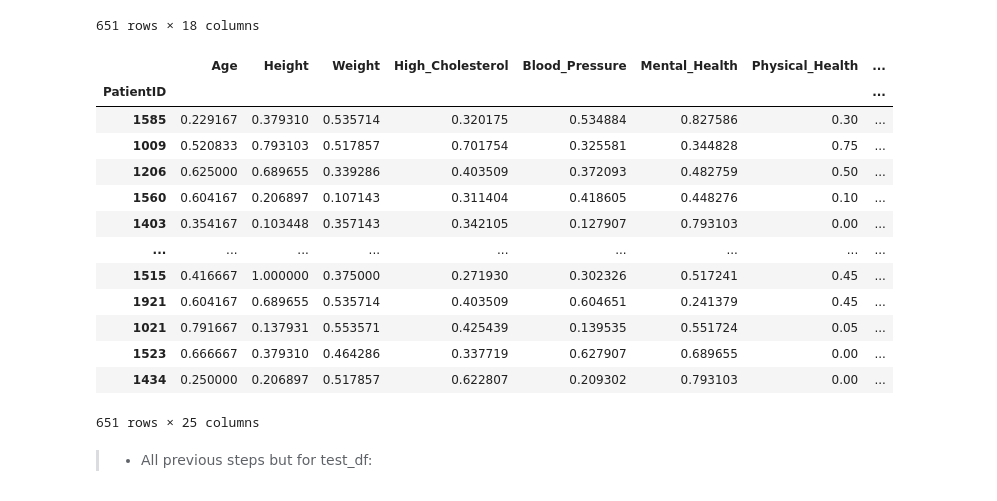
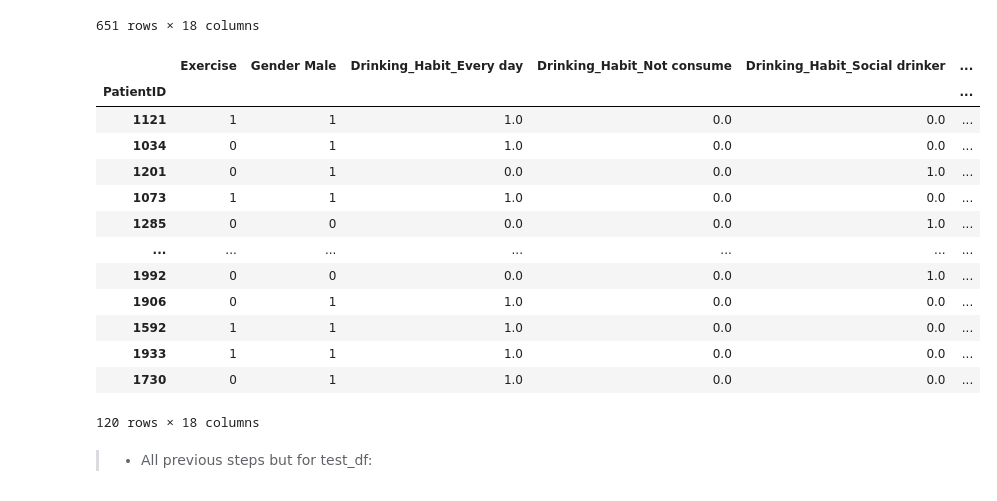
Before and after one commit to henrymmarques/MLProject, a Jupyter notebook: FINAL - Group03.ipynb, the cells around one changed output. Drawn from its saved outputs; the diff is of its cells as text; code cells hidden in the pictures.

```diff
--- a/FINAL - Group03.ipynb
+++ b/FINAL - Group03.ipynb
@@ -652,6 +656,7 @@ array(['I usually consume alcohol every day',
 #Rename to shorter values
 dict_drinking_habit = {"I consider myself a social drinker" : 'Social drinker',  'I usually consume alcohol every day' : 'Every day', "I do not consume any type of alcohol": 'Not consume'}
 train_data_cat.replace({"Drinking_Habit": dict_drinking_habit}, inplace=True)
+test_data_cat.replace({"Drinking_Habit": dict_drinking_habit}, inplace=True)
 # %% [markdown]
 > * Fruit Habit
 # %%
@@ -670,6 +675,7 @@ dict_fruit_habit = {"Less than 1. I do not consume fruits every day." : 'Not Con
    '5 to 6 pieces of fruit in average' : '5-6',
    'More than six pieces of fruit' : 'More than 6'}
 train_data_cat.replace({"Fruit_Habit": dict_fruit_habit}, inplace=True)
+test_data_cat.replace({"Fruit_Habit": dict_fruit_habit}, inplace=True)
 # %% [markdown]
 > * Checkup
 # %%
@@ -682,6 +688,7 @@ array(['Not sure', 'More than 3 years',
 #Shortening values
 dict_checkup = {"Less than 3 years but more than 1 year" : '1-3 years',  'Less than three months' : 'Less than 3 months'}
 train_data_cat.replace({"Checkup": dict_checkup}, inplace=True)
+test_data_cat.replace({"Checkup": dict_checkup}, inplace=True)
 # %% [markdown]
 > * Diabetes
 # %%
@@ -698,6 +705,7 @@ dict_diabetes = {"Neither I nor my immediate family have diabetes." : 'Neither I
    "I do have diabetes" : 'Yes',
    'I have/had pregnancy diabetes or borderline diabetes' : 'Pregnancy or Borderline Diabetes'}
 train_data_cat.replace({"Diabetes": dict_diabetes}, inplace=True)
+test_data_cat.replace({"Diabetes": dict_diabetes}, inplace=True)
 # %% [markdown]
 > * Gender
 # %%
@@ -910,25 +918,25 @@ train_data_cat
 # %%
 #concat categorical features with remaining dataset
 X_train=train_data_num_scaled.merge(train_data_cat, on = 'PatientID')
 
 X_test=test_data_num_scaled.merge(test_data_cat, on = 'PatientID')
 
-X_train
+test_data_cat
 # %% [output]
-|  | Age | Height | Weight | High_Cholesterol | Blood_Pressure | Mental_Health | Physical_Health | ... |
-| PatientID |  |  |  |  |  |  |  | ... |
-| 1585 | 0.229167 | 0.379310 | 0.535714 | 0.320175 | 0.534884 | 0.827586 | 0.30 | ... |
-| 1009 | 0.520833 | 0.793103 | 0.517857 | 0.701754 | 0.325581 | 0.344828 | 0.75 | ... |
-| 1206 | 0.625000 | 0.689655 | 0.339286 | 0.403509 | 0.372093 | 0.482759 | 0.50 | ... |
-| 1560 | 0.604167 | 0.206897 | 0.107143 | 0.311404 | 0.418605 | 0.448276 | 0.10 | ... |
-| 1403 | 0.354167 | 0.103448 | 0.357143 | 0.342105 | 0.127907 | 0.793103 | 0.00 | ... |
-| ... | ... | ... | ... | ... | ... | ... | ... | ... |
-| 1515 | 0.416667 | 1.000000 | 0.375000 | 0.271930 | 0.302326 | 0.517241 | 0.45 | ... |
-| 1921 | 0.604167 | 0.689655 | 0.535714 | 0.403509 | 0.604651 | 0.241379 | 0.45 | ... |
-| 1021 | 0.791667 | 0.137931 | 0.553571 | 0.425439 | 0.139535 | 0.551724 | 0.05 | ... |
-| 1523 | 0.666667 | 0.379310 | 0.464286 | 0.337719 | 0.627907 | 0.689655 | 0.00 | ... |
-| 1434 | 0.250000 | 0.206897 | 0.517857 | 0.622807 | 0.209302 | 0.793103 | 0.00 | ... |
+|  | Exercise | Gender Male | Drinking_Habit_Every day | Drinking_Habit_Not consume | Drinking_Habit_Social drinker | ... |
+| PatientID |  |  |  |  |  | ... |
+| 1121 | 1 | 1 | 1.0 | 0.0 | 0.0 | ... |
+| 1034 | 0 | 1 | 1.0 | 0.0 | 0.0 | ... |
+| 1201 | 0 | 1 | 0.0 | 0.0 | 1.0 | ... |
+| 1073 | 1 | 1 | 1.0 | 0.0 | 0.0 | ... |
+| 1285 | 0 | 0 | 0.0 | 0.0 | 1.0 | ... |
+| ... | ... | ... | ... | ... | ... | ... |
+| 1992 | 0 | 0 | 0.0 | 0.0 | 1.0 | ... |
+| 1906 | 0 | 1 | 1.0 | 0.0 | 0.0 | ... |
+| 1592 | 1 | 1 | 1.0 | 0.0 | 0.0 | ... |
+| 1933 | 1 | 1 | 1.0 | 0.0 | 0.0 | ... |
+| 1730 | 0 | 1 | 1.0 | 0.0 | 0.0 | ... |
-651 rows × 25 columns
+120 rows × 18 columns
 # %% [markdown]
 > * All previous steps but for test_df:
 # %%
```
Also changed, not shown: parts of 19 cells of this notebook.
